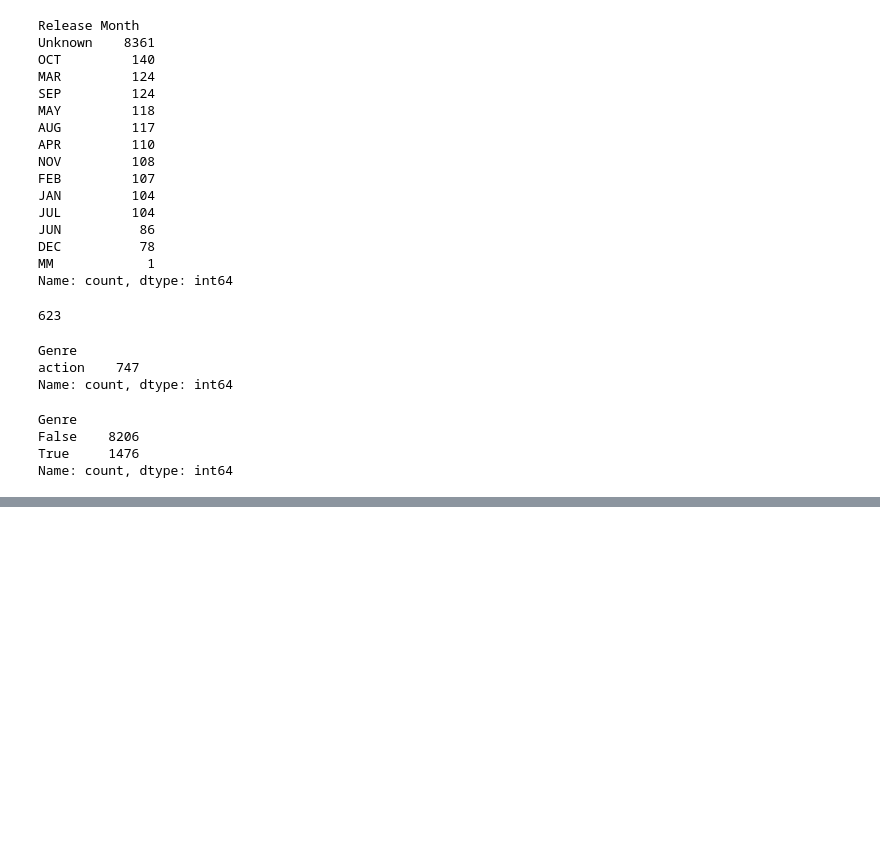
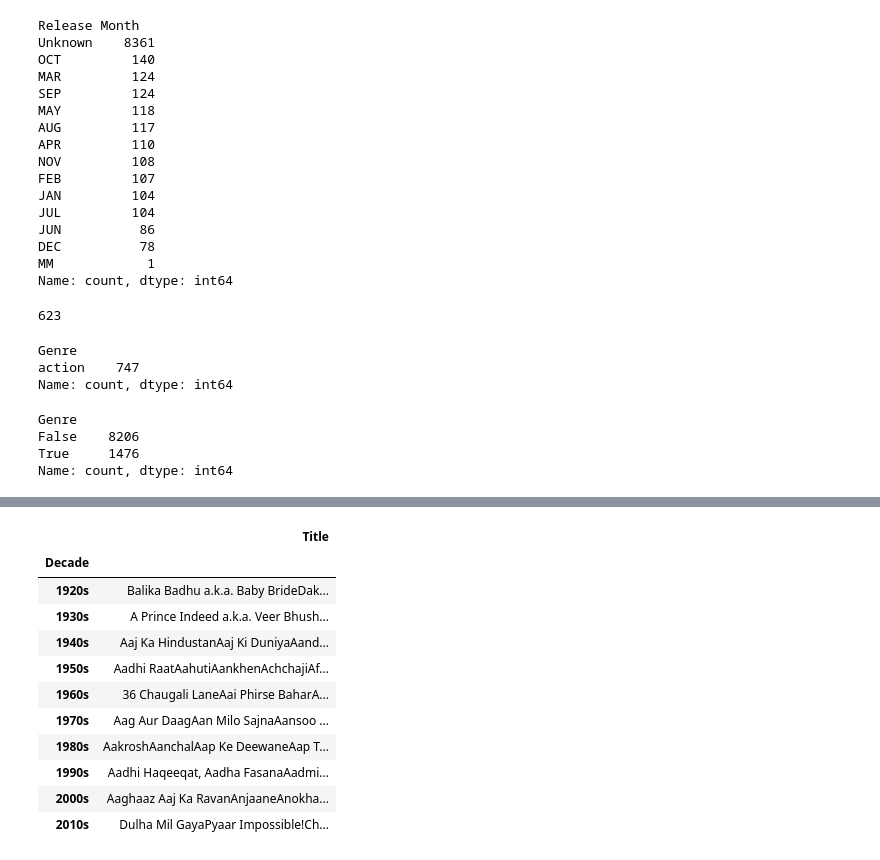
Before and after one commit to PRB18/pandas_practice, a Jupyter notebook: pandas_practice.ipynb, the cells around one changed output, grey strips where cells are left out. Drawn from its saved outputs; the diff is of its cells as text; code cells hidden in the pictures; blank space fills up the shorter version.

Commit message:
creating decade column and grouping

```diff
--- a/pandas_practice.ipynb
+++ b/pandas_practice.ipynb
@@ -109,3 +109,21 @@ df_champions.sort_values("Highest Grosser By Year(in crores)",ascending=False)[[
 | 27 | 6785 | 1992 | Beta | Inder Kumar | drama | Unknown | NaN | 23.50 |
 | 28 | 6587 | 1990 | Dil | Indra Kumar | romance,drama,comedy | Unknown | NaN | 18.00 |
 | 29 | 6745 | 1991 | Saajan | Lawerence D'Souza | romance | Unknown | NaN | 18.00 |
+# %%
+#Add a "decade" column (Year // 10 * 10, as string + "s").
+# groupby decade, count titles, sort by decade ascending.
+df["Decade"] = (df["Year"] // 10 * 10).astype(str) + "s"
+df.groupby("Decade")["Title"].count().sort_index()
+# %% [output]
+|  | Title |
+| Decade |  |
+| 1920s | Balika Badhu a.k.a. Baby BrideDak... |
+| 1930s | A Prince Indeed a.k.a. Veer Bhush... |
+| 1940s | Aaj Ka HindustanAaj Ki DuniyaAand... |
+| 1950s | Aadhi RaatAahutiAankhenAchchajiAf... |
+| 1960s | 36 Chaugali LaneAai Phirse BaharA... |
+| 1970s | Aag Aur DaagAan Milo SajnaAansoo ... |
+| 1980s | AakroshAanchalAap Ke DeewaneAap T... |
+| 1990s | Aadhi Haqeeqat, Aadha FasanaAadmi... |
+| 2000s | Aaghaaz Aaj Ka RavanAnjaaneAnokha... |
+| 2010s | Dulha Mil GayaPyaar Impossible!Ch... |
```
